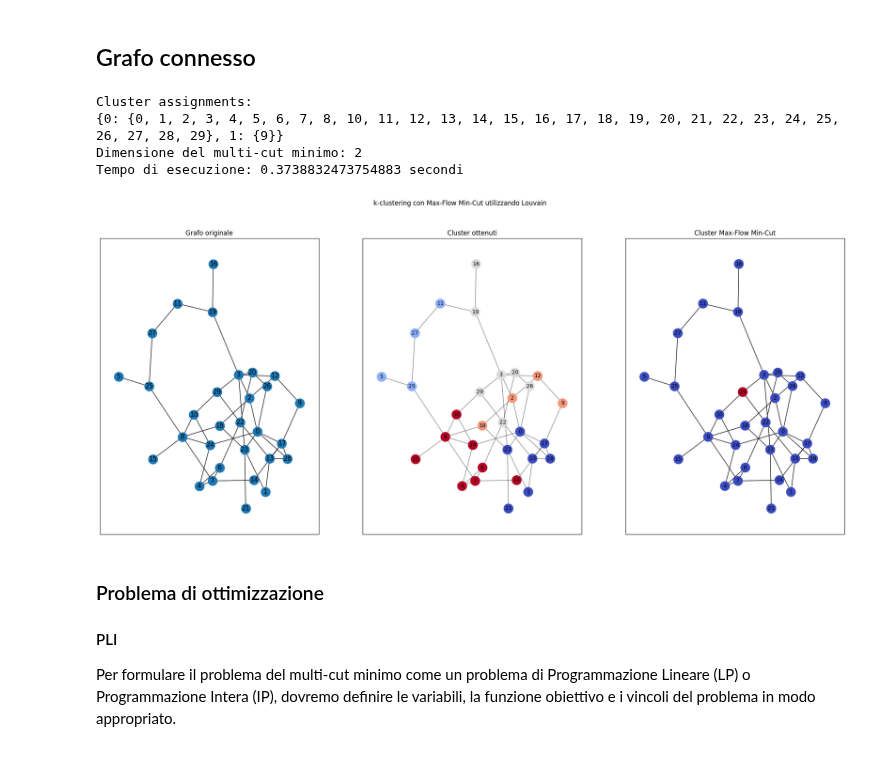
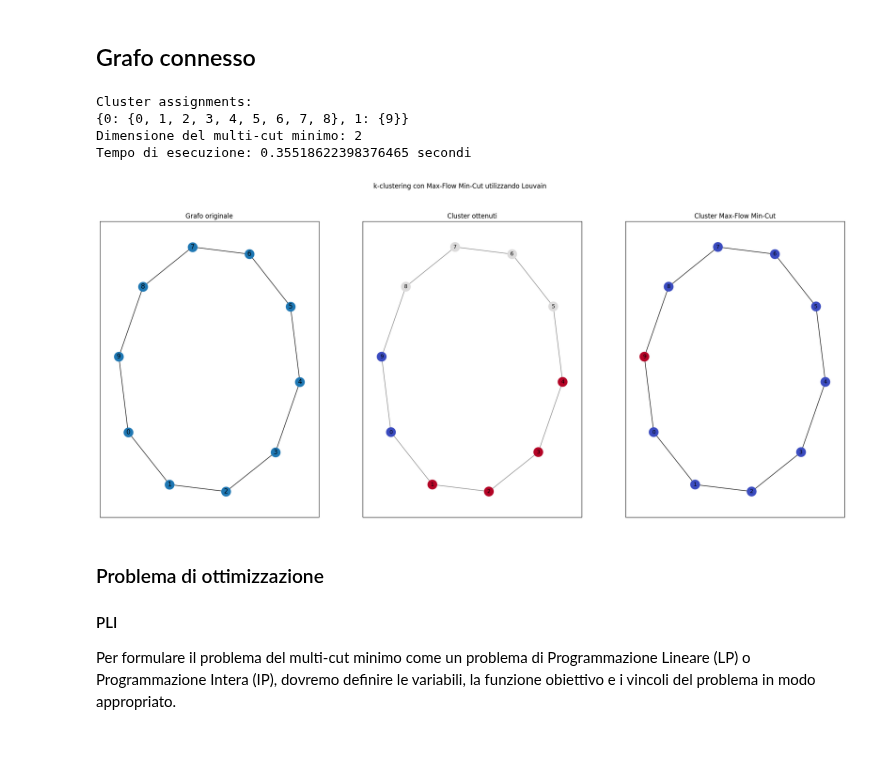
Before and after one commit to ele10-code/k-clustering, a Jupyter notebook: k-clustering.ipynb, the cells around one changed output. Drawn from its saved outputs; the diff is of its cells as text; code cells hidden in the pictures.

```diff
--- a/k-clustering.ipynb
+++ b/k-clustering.ipynb
@@ -107,7 +107,8 @@ import matplotlib.pyplot as plt
 import random
 
 # Creazione di un grafo casuale con 10 nodi e 15 archi
-G = nx.gnm_random_graph(n=30, m=36, seed=42)
+#G = nx.gnm_random_graph(n=20, m=24, seed=42)
+G = nx.cycle_graph(10)
 
 # Verifica se il grafo è connesso
 if not nx.is_connected(G):
@@ -172,36 +173,36 @@ plt.subplot(1, 3, 1)
 plt.axis("on")
 nx.draw_networkx(G, pos, with_labels=True)
 plt.title("Grafo originale")
 
 # Seconda visualizzazione: Cluster ottenuti da Louvain
 plt.subplot(1, 3, 2)
 plt.axis("on")
 # Coloriamo i nodi in base all'etichetta del cluster
 nx.draw_networkx_nodes(G, pos, node_size=300, cmap=plt.get_cmap("coolwarm"), node_color=list(partition.values()))
 nx.draw_networkx_edges(G, pos, alpha=0.5)
 # Aggiungi le label dei nodi originali (etichette dei nodi iniziali)
 node_labels = {node: str(node) for node in G.nodes()}
 nx.draw_networkx_labels(G, pos, labels=node_labels, font_size=10, font_color='black')
 plt.title("Cluster ottenuti")
 
 # Terza visualizzazione: Cluster ottenuti da Max-Flow Min-Cut
 plt.subplot(1, 3, 3)
 plt.axis("on")
 # Coloriamo i nodi in base alla partizione ottenuta
 nx.draw_networkx_nodes(G, pos, node_size=300, cmap=plt.get_cmap("coolwarm"), node_color=list(color_map.values()))
 nx.draw_networkx_edges(G, pos)
 # Aggiungi le label dei nodi originali (etichette dei nodi iniziali)
 node_labels = {node: str(node) for node in G.nodes()}
 nx.draw_networkx_labels(G, pos, labels=node_labels, font_size=10, font_color='black')
 plt.title("Cluster Max-Flow Min-Cut")
 
 plt.show()
 # %% [output]
 Cluster assignments:
-{0: {0, 1, 2, 3, 4, 5, 6, 7, 8, 10, 11, 12, 13, 14, 15, 16, 17, 18, 19, 20, 21, 22, 23, 24, 25, 26, 27, 28, 29}, 1: {9}}
+{0: {0, 1, 2, 3, 4, 5, 6, 7, 8}, 1: {9}}
 Dimensione del multi-cut minimo: 2
-Tempo di esecuzione: 0.3738832473754883 secondi
+Tempo di esecuzione: 0.35518622398376465 secondi
-[figure, old version]
+[figure, new version]
 # %% [markdown]
 ### Problema di ottimizzazione
 #### PLI
```
Also changed, not shown: parts of 6 cells of this notebook.
